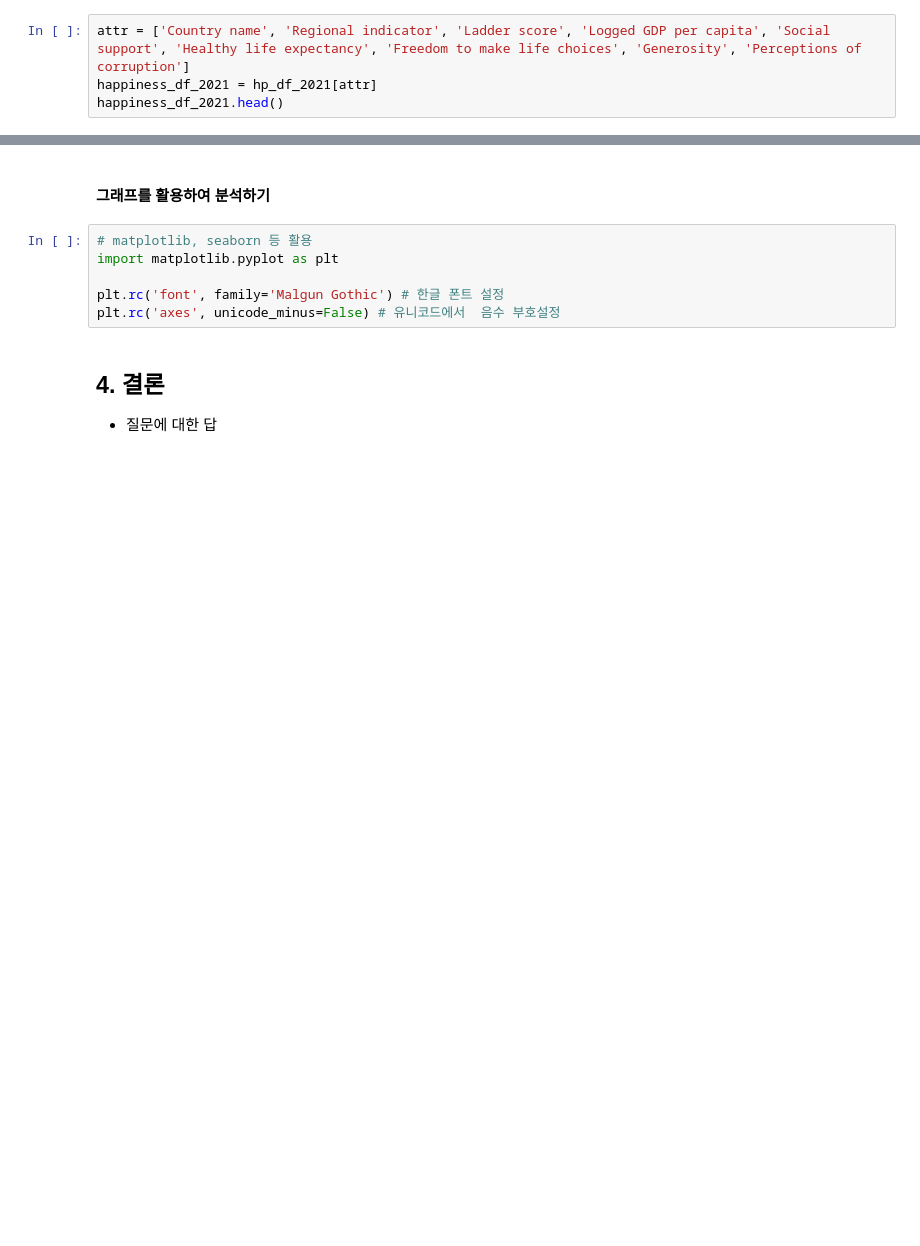
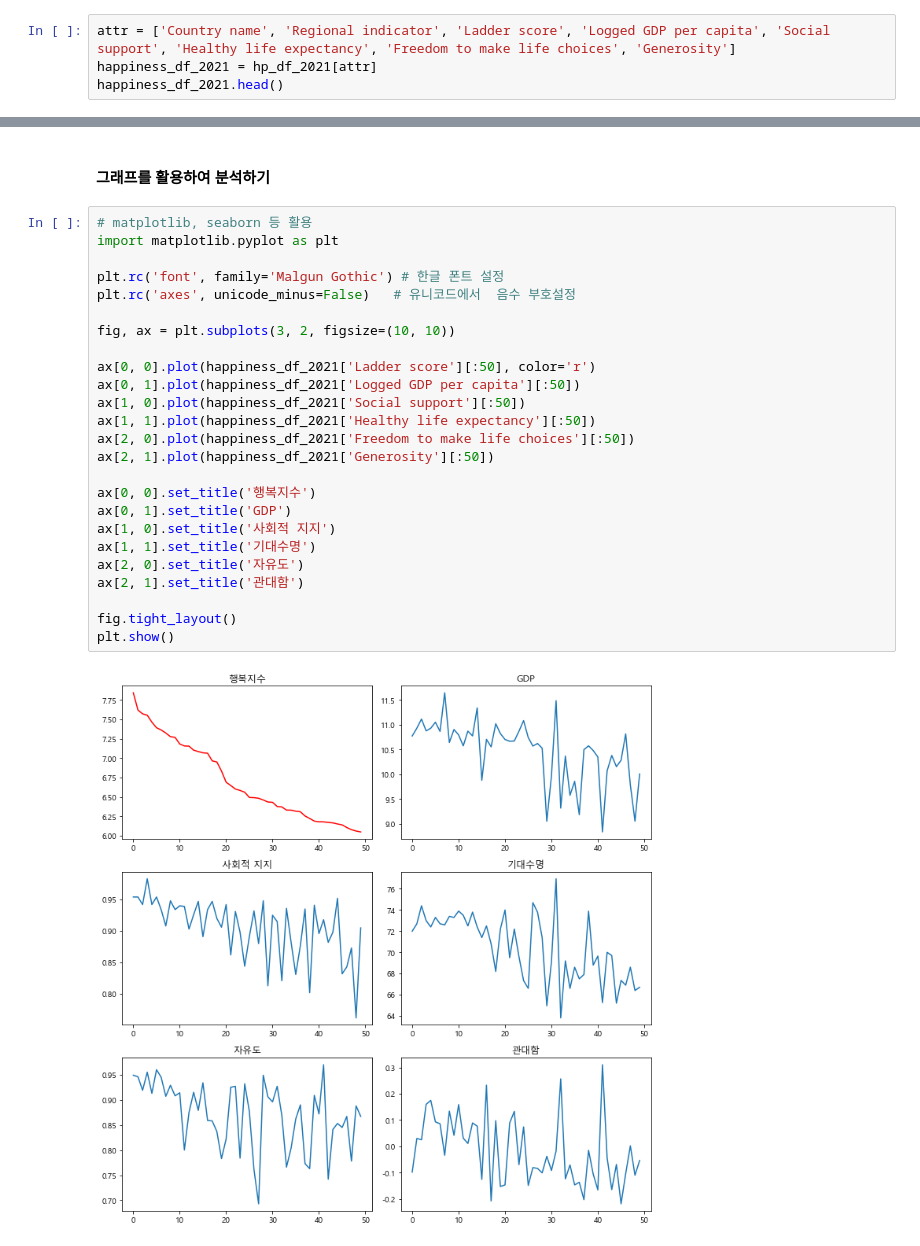
Before and after one commit to XxCtrlZxX/ai_project1_2021, a Jupyter notebook: 세계 행복지수 분석(30425_정해성).ipynb, the cells around one changed output, grey strips where cells are left out. Saved outputs shown, nothing was run; the diff lists cells and outputs as text; blank space fills up the shorter version.

```diff
--- a/세계 행복지수 분석(30425_정해성).ipynb
+++ b/세계 행복지수 분석(30425_정해성).ipynb
@@ -54,7 +54,7 @@ Dataframe 크기 : (149, 20)
 # %% [markdown]
 #### 필요한 칼럼만 추출하여 저장
 # %%
-attr = ['Country name', 'Regional indicator', 'Ladder score', 'Logged GDP per capita', 'Social support', 'Healthy life expectancy', 'Freedom to make life choices', 'Generosity', 'Perceptions of corruption']
+attr = ['Country name', 'Regional indicator', 'Ladder score', 'Logged GDP per capita', 'Social support', 'Healthy life expectancy', 'Freedom to make life choices', 'Generosity']
 happiness_df_2021 = hp_df_2021[attr]
 happiness_df_2021.head()
 # %% [output]
@@ -66,12 +66,30 @@ happiness_df_2021.head()
 | 4 | Netherlands | Western Europe | 7.464 | 10.932 | 0.942 | ... |
 # %% [markdown]
 #### 그래프를 활용하여 분석하기
-# %%
-# matplotlib, seaborn 등 활용
-import matplotlib.pyplot as plt
-
-plt.rc('font', family='Malgun Gothic') # 한글 폰트 설정
-plt.rc('axes', unicode_minus=False) # 유니코드에서  음수 부호설정
-# %% [markdown]
-## 4. 결론
-- 질문에 대한 답
+# %%
+# matplotlib, seaborn 등 활용
+import matplotlib.pyplot as plt
+
+plt.rc('font', family='Malgun Gothic') # 한글 폰트 설정
+plt.rc('axes', unicode_minus=False)   # 유니코드에서  음수 부호설정
+
+fig, ax = plt.subplots(3, 2, figsize=(10, 10))
+
+ax[0, 0].plot(happiness_df_2021['Ladder score'][:50], color='r')
+ax[0, 1].plot(happiness_df_2021['Logged GDP per capita'][:50])
+ax[1, 0].plot(happiness_df_2021['Social support'][:50])
+ax[1, 1].plot(happiness_df_2021['Healthy life expectancy'][:50])
+ax[2, 0].plot(happiness_df_2021['Freedom to make life choices'][:50])
+ax[2, 1].plot(happiness_df_2021['Generosity'][:50])
+
+ax[0, 0].set_title('행복지수')
+ax[0, 1].set_title('GDP')
+ax[1, 0].set_title('사회적 지지')
+ax[1, 1].set_title('기대수명')
+ax[2, 0].set_title('자유도')
+ax[2, 1].set_title('관대함')
+
+fig.tight_layout()
+plt.show()
+# %% [output]
+[figure, added]
```
Also changed, not shown: parts of 9 cells of this notebook.
